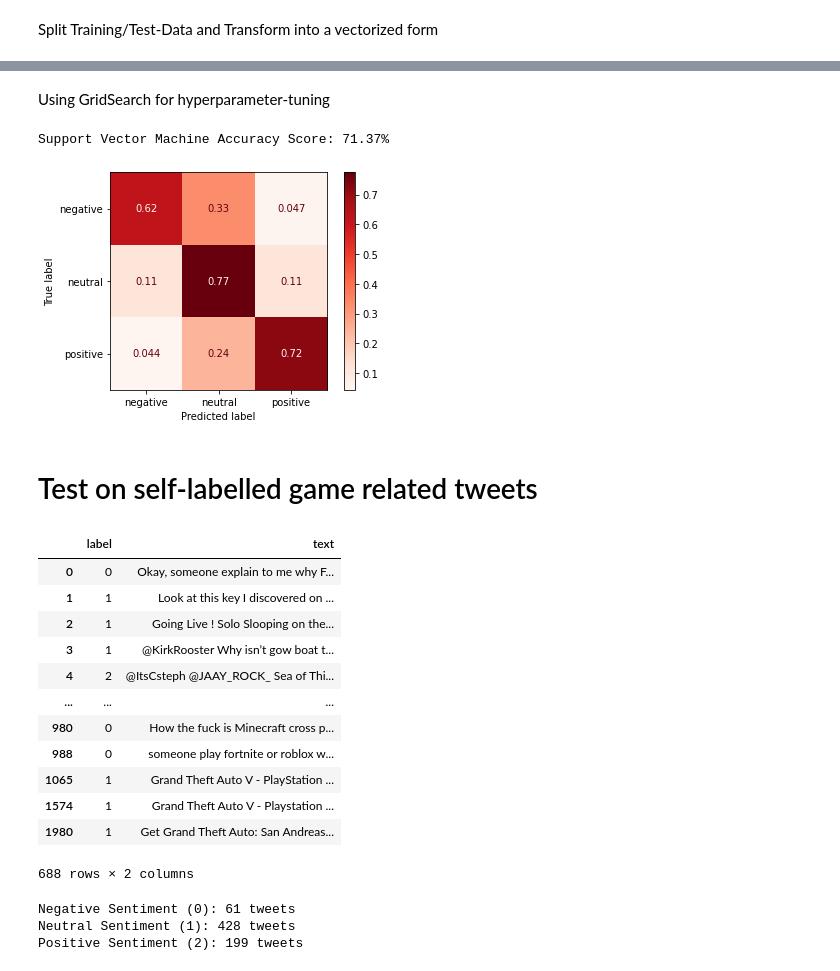
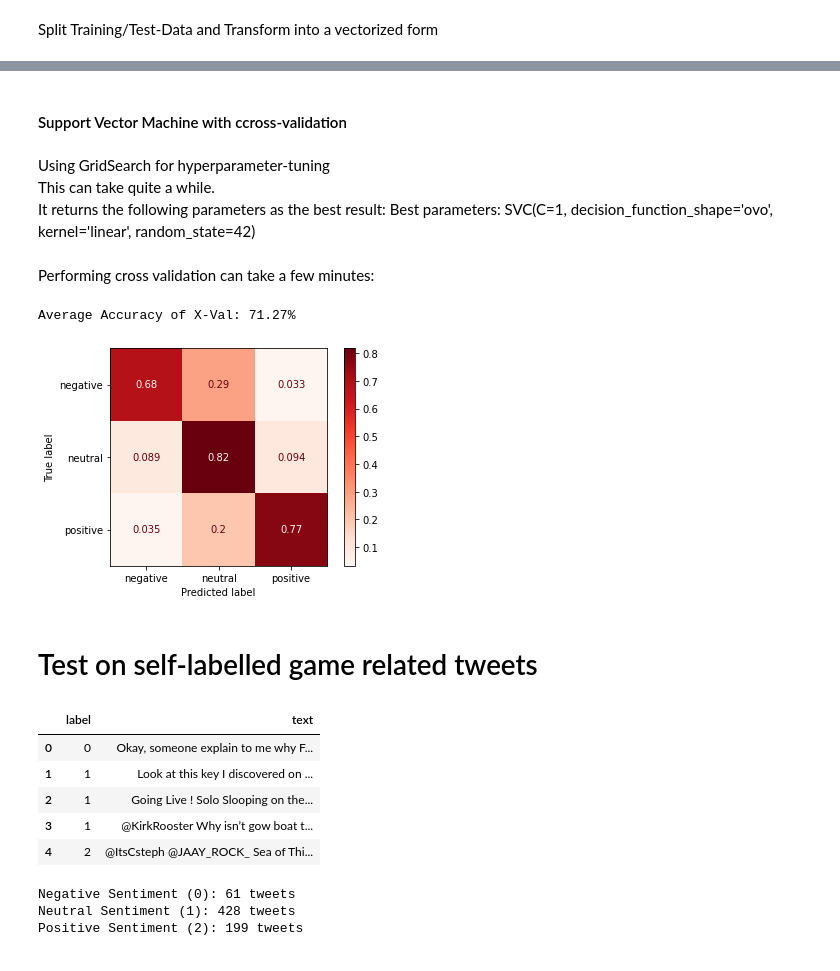
Before and after one commit to florian-frey/DataExploration-KLU, a Jupyter notebook: training_multiclass.ipynb, the cells around one changed output, grey strips where cells are left out. Drawn from its saved outputs; the diff is of its cells as text; code cells hidden in the pictures.

```diff
--- a/training_multiclass.ipynb
+++ b/training_multiclass.ipynb
@@ -84,10 +93,10 @@ Word-Stemming (Tested two stemmers)
 Naive Bayes works best without any stemmer
 Support Vector Machine works best with SnowballStemmer
 # %%
-# sstemmer = SnowballStemmer("english")
-pstemmer = PorterStemmer()
+sstemmer = SnowballStemmer("english")
+# pstemmer = PorterStemmer()
 
-data['text'] = data['text'].apply(lambda x: ' '.join([pstemmer.stem(word) for word in x.split()]))
+data['text'] = data['text'].apply(lambda x: ' '.join([sstemmer.stem(word) for word in x.split()]))
 # %% [markdown]
 Tokenize Words
 # %%
@@ -137,5 +144,9 @@ Support Vector Machine
-# %% [markdown]
-Using GridSearch for hyperparameter-tuning
+# %% [markdown]
+#### Support Vector Machine with ccross-validation
+# %% [markdown]
+Using GridSearch for hyperparameter-tuning
+This can take quite a while.
+It returns the following parameters as the best result: Best parameters: SVC(C=1, decision_function_shape='ovo', kernel='linear', random_state=42)
 # %%
 # parameters = [{
 # 'kernel': ['poly', 'rbf', 'linear', 'sigmoid'],
@@ -153,17 +165,26 @@ Using GridSearch for hyperparameter-tuning
 #     )
 # clf.fit(x_train_tfidf, y_train)
 # print(f"Best parameters: {clf.best_estimator_}")
+# %% [markdown]
+Performing cross validation can take a few minutes:
 # %%
-SVM = svm.SVC(C=1, kernel='linear', cache_size=2000, break_ties=False, decision_function_shape="ovr", random_state=42)
-SVM.fit(x_train_tfidf, y_train)
+SVM = svm.SVC(C=1, kernel='linear', cache_size=2500, decision_function_shape="ovo", random_state=42)
+xval = model_selection.cross_validate(SVM, data_tfidf, data["label"], cv=10)
 
+# fit model on all data
+SVM.fit(data_tfidf, data["label"])
+# SVM.fit(x_train_tfidf, y_train)
 predictions_SVM = SVM.predict(x_test_tfidf)
 
-print(f"Support Vector Machine Accuracy Score: {round(accuracy_score(predictions_SVM, y_test)*100, 2)}%")
+# Average Accuracy:
+print(f"Average Accuracy of X-Val: {round(avg(xval['test_score'])*100, 2)}%")
+# print(f"Support Vector Machine Accuracy Score: {round(accuracy_score(predictions_SVM, y_test)*100, 2)}%")
+
+# Confusion Matrix:
 disp = ConfusionMatrixDisplay.from_predictions(y_test, predictions_SVM, normalize="true", display_labels=["negative", "neutral", "positive"], cmap="Reds")
 # %% [output]
-Support Vector Machine Accuracy Score: 71.37%
+Average Accuracy of X-Val: 71.27%
-[figure, old version]
+[figure, new version]
 # %% [markdown]
 # Test on self-labelled game related tweets
 # %%
@@ -172,7 +193,7 @@ testdata = pd.read_excel(archive.open("game_tweets.xlsx"), usecols=["text", "lab
 testdata = testdata.dropna()
 testdata["label"] = testdata["label"].astype(int)
 
-testdata
+testdata.head()
 # %% [output]
 |  | label | text |
 | 0 | 0 | Okay, someone explain to me why F... |
@@ -180,13 +201,6 @@ testdata
 | 2 | 1 | Going Live ! Solo Slooping on the... |
 | 3 | 1 | @KirkRooster Why isn’t gow boat t... |
 | 4 | 2 | @ItsCsteph @JAAY_ROCK_ Sea of Thi... |
-| ... | ... | ... |
-| 980 | 0 | How the fuck is Minecraft cross p... |
-| 988 | 0 | someone play fortnite or roblox w... |
-| 1065 | 1 | Grand Theft Auto V - PlayStation ... |
-| 1574 | 1 | Grand Theft Auto V - Playstation ... |
-| 1980 | 1 | Get Grand Theft Auto: San Andreas... |
-688 rows × 2 columns
 # %%
 print(f"Negative Sentiment (0): {testdata['label'].value_counts()[0]} tweets")
 print(f"Neutral Sentiment (1): {testdata['label'].value_counts()[1]} tweets")
```
Also changed, not shown: parts of 11 cells of this notebook, 3 other files.
